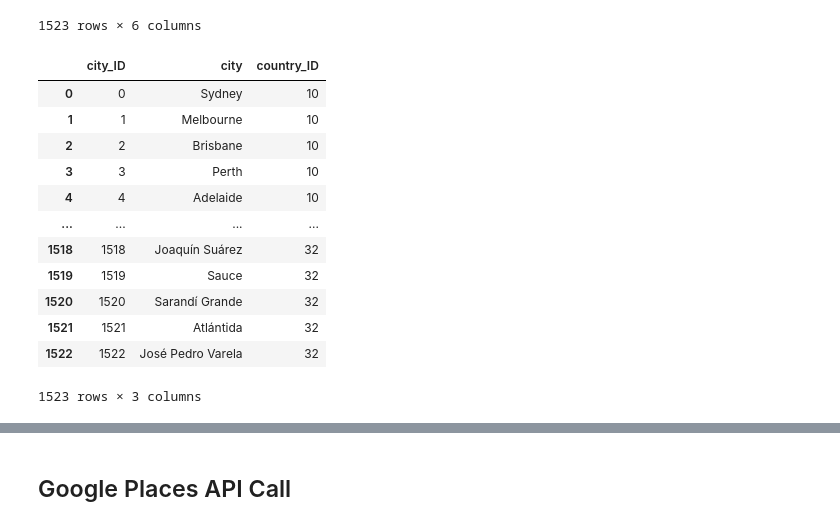
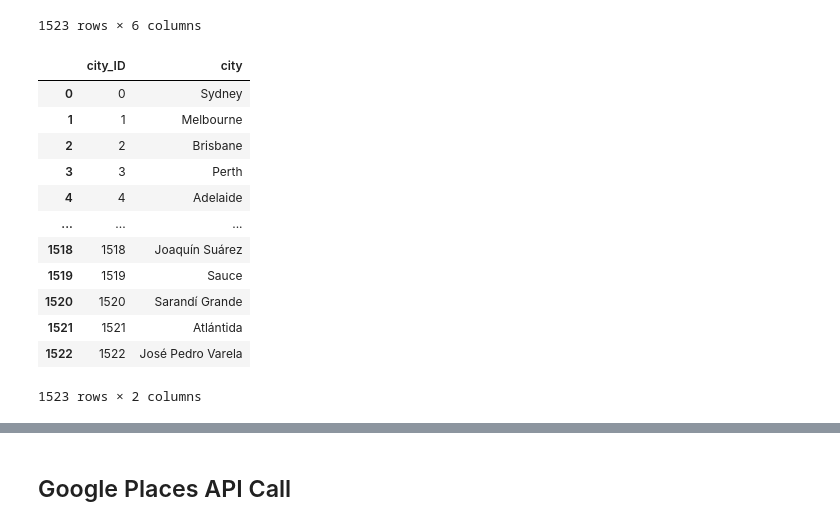
Before and after one commit to zwcrowley/Project_2_ETL_KPflugi_ZCrowley, a Jupyter notebook: zack_api_etl_proj2.ipynb, the cells around one changed output, grey strips where cells are left out. Saved outputs shown, nothing was run; the diff lists cells and outputs as text; code cells hidden in the pictures.

```diff
--- a/zack_api_etl_proj2.ipynb
+++ b/zack_api_etl_proj2.ipynb
@@ -127,23 +127,25 @@ top_cities_data_df
 | 1522 | 1522 | José Pedro Varela | -33.4500 | -54.5333 | Uruguay | 5118.0 |
 1523 rows × 6 columns
 # %%
-# Create a df which will be saved as a table to match city tables to country table:
+# Create a three dfs that will all become postgreSQL tables: One which will be only city_ID and city called "city_junction_df", one which will be city and country_ID called "country_junction_df" and the third which will by top_cities_data_df with the added country_ID:
 # First, merge top_cities_data_df with top40_happiness_df:
-country_df = pd.merge(top_cities_data_df, top40_happiness_df, on = "country")
-# Drop all cols expect city_ID, city, and country_ID
-country_df = country_df[['city_ID', 'city', 'country_ID']]
-country_df
+city_country_df = pd.merge(top_cities_data_df, top40_happiness_df, on = "country")
+
+# city_junction_df
+# Drop all cols expect city_ID, and city- call it "city_junction_df":
+city_junction_df = city_country_df[['city_ID', 'city']]
+city_junction_df
 # %% [output]
-|  | city_ID | city | country_ID |
-| 0 | 0 | Sydney | 10 |
-| 1 | 1 | Melbourne | 10 |
-| 2 | 2 | Brisbane | 10 |
-| 3 | 3 | Perth | 10 |
-| 4 | 4 | Adelaide | 10 |
-| ... | ... | ... | ... |
-| 1518 | 1518 | Joaquín Suárez | 32 |
-| 1519 | 1519 | Sauce | 32 |
-| 1520 | 1520 | Sarandí Grande | 32 |
-| 1521 | 1521 | Atlántida | 32 |
-| 1522 | 1522 | José Pedro Varela | 32 |
+|  | city_ID | city |
+| 0 | 0 | Sydney |
+| 1 | 1 | Melbourne |
+| 2 | 2 | Brisbane |
+| 3 | 3 | Perth |
+| 4 | 4 | Adelaide |
+| ... | ... | ... |
+| 1518 | 1518 | Joaquín Suárez |
+| 1519 | 1519 | Sauce |
+| 1520 | 1520 | Sarandí Grande |
+| 1521 | 1521 | Atlántida |
+| 1522 | 1522 | José Pedro Varela |
-1523 rows × 3 columns
+1523 rows × 2 columns
```
Also changed, not shown: parts of 17 cells of this notebook, 7 other files.
